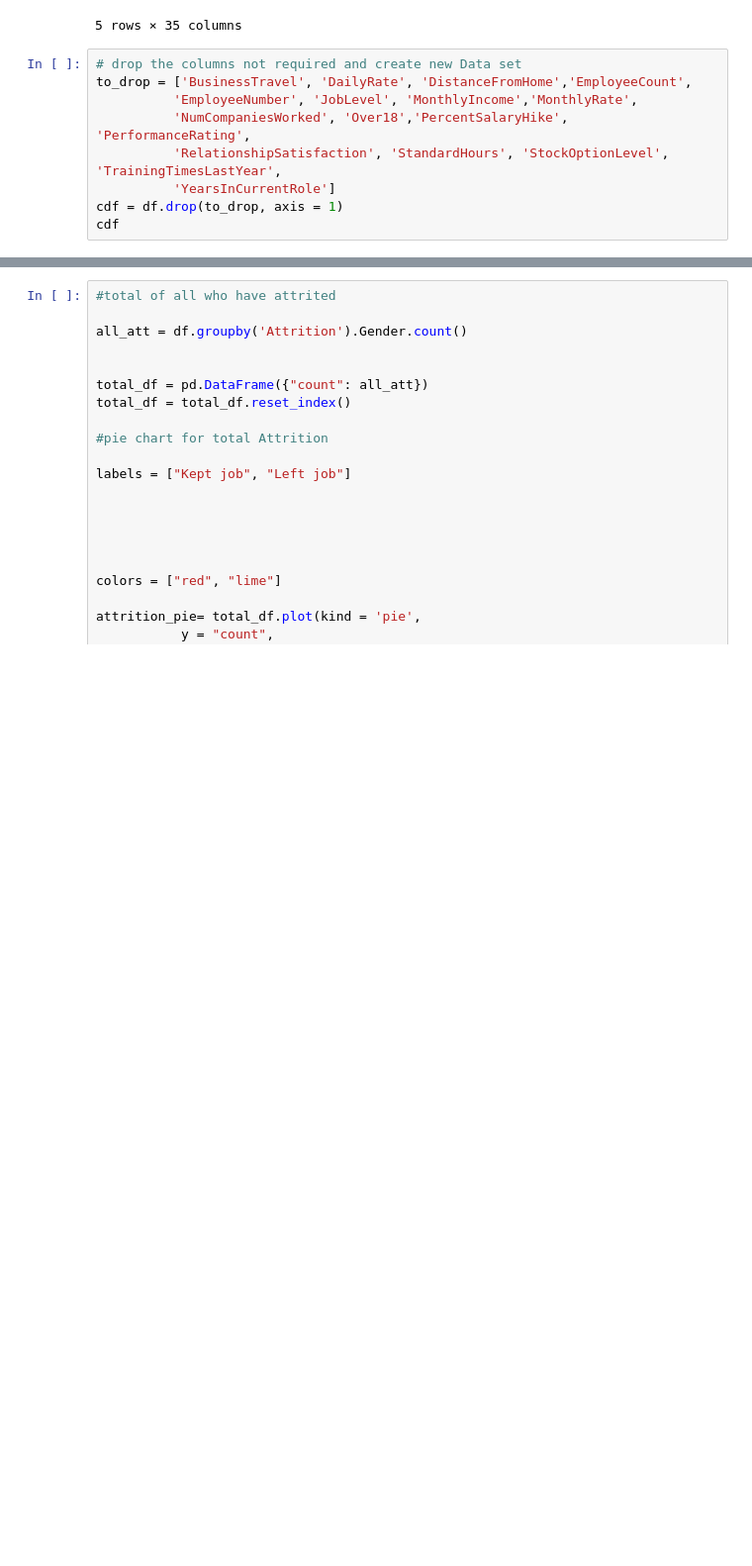
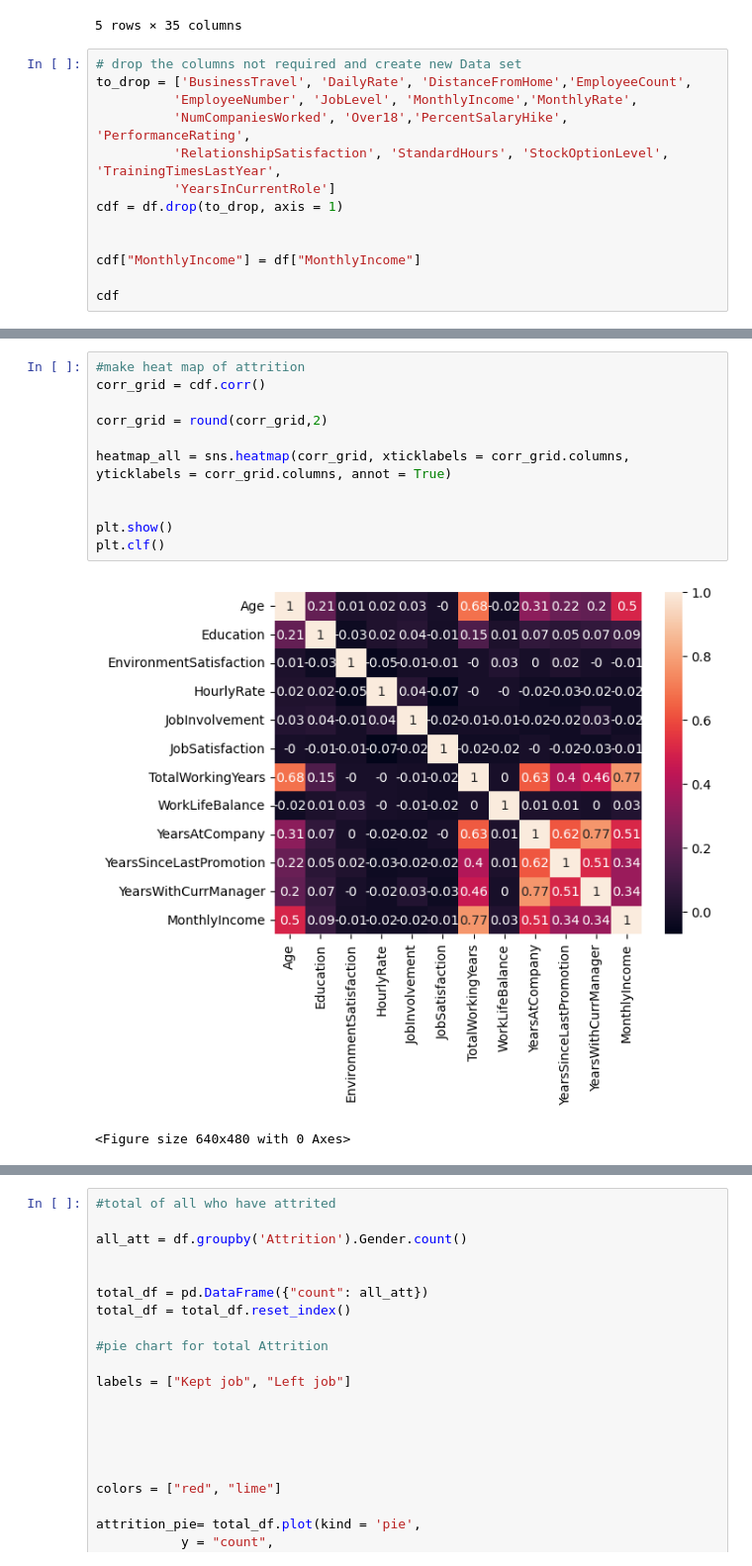
Before and after one commit to Jeff-Wince/GroupProj_Aakash_Jeff_Sonila_Stephanie, a Jupyter notebook: HR-Employee-Attrition.ipynb, the cells around one changed output, grey strips where cells are left out. Shown at 99% size. Drawn from its saved outputs; the diff is of its cells as text; blank space fills up the shorter version.

```diff
--- a/HR-Employee-Attrition.ipynb
+++ b/HR-Employee-Attrition.ipynb
@@ -24,6 +25,10 @@ to_drop = ['BusinessTravel', 'DailyRate', 'DistanceFromHome','EmployeeCount',
           'RelationshipSatisfaction', 'StandardHours', 'StockOptionLevel', 'TrainingTimesLastYear',
           'YearsInCurrentRole']
 cdf = df.drop(to_drop, axis = 1)
+
+
+cdf["MonthlyIncome"] = df["MonthlyIncome"]
+
 cdf
 # %% [output]
 |  | Age | Attrition | Department | Education | EducationField | EnvironmentSatisfaction | Gender | HourlyRate | ... |
@@ -41,0 +47,14 @@ cdf
+# %%
+#make heat map of attrition
+corr_grid = cdf.corr()
+
+corr_grid = round(corr_grid,2)
+
+heatmap_all = sns.heatmap(corr_grid, xticklabels = corr_grid.columns, yticklabels = corr_grid.columns, annot = True)
+
+
+plt.show()
+plt.clf()
+# %% [output]
+[figure, added]
+<Figure size 640x480 with 0 Axes>
```
Also changed, not shown: parts of 43 cells of this notebook, 1 other file.
